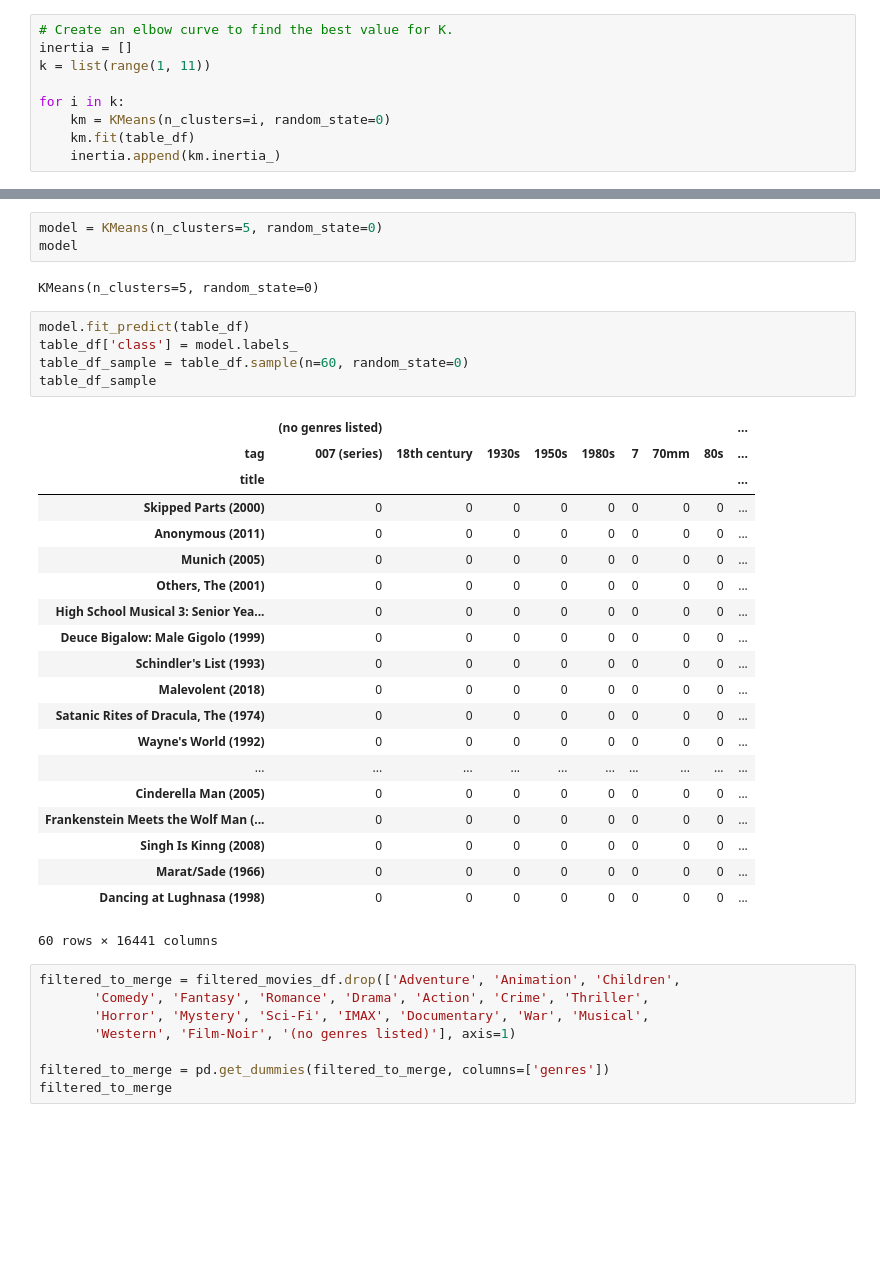
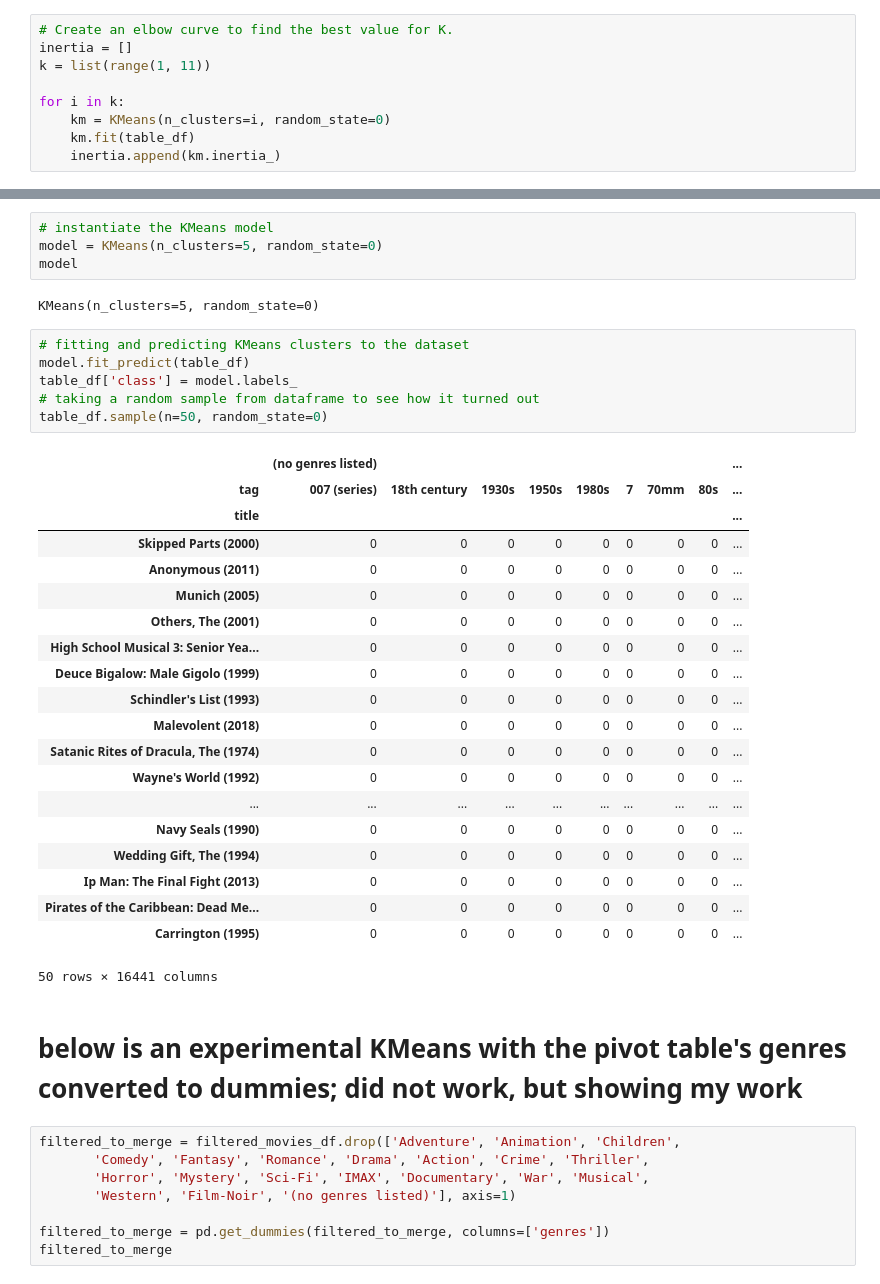
Before and after one commit to BartBachrach/Yellow_Project, a Jupyter notebook: ML_Prototype.ipynb, the cells around one changed output, grey strips where cells are left out. Drawn from its saved outputs; the diff is of its cells as text; blank space fills up the shorter version.

```diff
--- a/ML_Prototype.ipynb
+++ b/ML_Prototype.ipynb
@@ -471,36 +482,40 @@ table_data_df.hvplot.line(x="k", y="inertia", xticks=k, title="Elbow Curve")
 # %% [output]
 [interactive output not drawn]
 # %%
+# instantiate the KMeans model
 model = KMeans(n_clusters=5, random_state=0)
 model
 # %% [output]
 KMeans(n_clusters=5, random_state=0)
-# %%
-model.fit_predict(table_df)
-table_df['class'] = model.labels_
-table_df_sample = table_df.sample(n=60, random_state=0)
-table_df_sample
-# %% [output]
-|  | (no genres listed) |  |  |  |  |  |  |  | ... |
-| tag | 007 (series) | 18th century | 1930s | 1950s | 1980s | 7 | 70mm | 80s | ... |
-| title |  |  |  |  |  |  |  |  | ... |
-| Skipped Parts (2000) | 0 | 0 | 0 | 0 | 0 | 0 | 0 | 0 | ... |
-| Anonymous (2011) | 0 | 0 | 0 | 0 | 0 | 0 | 0 | 0 | ... |
-| Munich (2005) | 0 | 0 | 0 | 0 | 0 | 0 | 0 | 0 | ... |
-| Others, The (2001) | 0 | 0 | 0 | 0 | 0 | 0 | 0 | 0 | ... |
-| High School Musical 3: Senior Yea... | 0 | 0 | 0 | 0 | 0 | 0 | 0 | 0 | ... |
-| Deuce Bigalow: Male Gigolo (1999) | 0 | 0 | 0 | 0 | 0 | 0 | 0 | 0 | ... |
-| Schindler's List (1993) | 0 | 0 | 0 | 0 | 0 | 0 | 0 | 0 | ... |
-| Malevolent (2018) | 0 | 0 | 0 | 0 | 0 | 0 | 0 | 0 | ... |
-| Satanic Rites of Dracula, The (1974) | 0 | 0 | 0 | 0 | 0 | 0 | 0 | 0 | ... |
-| Wayne's World (1992) | 0 | 0 | 0 | 0 | 0 | 0 | 0 | 0 | ... |
-| ... | ... | ... | ... | ... | ... | ... | ... | ... | ... |
-| Cinderella Man (2005) | 0 | 0 | 0 | 0 | 0 | 0 | 0 | 0 | ... |
-| Frankenstein Meets the Wolf Man (... | 0 | 0 | 0 | 0 | 0 | 0 | 0 | 0 | ... |
-| Singh Is Kinng (2008) | 0 | 0 | 0 | 0 | 0 | 0 | 0 | 0 | ... |
-| Marat/Sade (1966) | 0 | 0 | 0 | 0 | 0 | 0 | 0 | 0 | ... |
-| Dancing at Lughnasa (1998) | 0 | 0 | 0 | 0 | 0 | 0 | 0 | 0 | ... |
-60 rows × 16441 columns
+# %%
+# fitting and predicting KMeans clusters to the dataset
+model.fit_predict(table_df)
+table_df['class'] = model.labels_
+# taking a random sample from dataframe to see how it turned out
+table_df.sample(n=50, random_state=0)
+# %% [output]
+|  | (no genres listed) |  |  |  |  |  |  |  | ... |
+| tag | 007 (series) | 18th century | 1930s | 1950s | 1980s | 7 | 70mm | 80s | ... |
+| title |  |  |  |  |  |  |  |  | ... |
+| Skipped Parts (2000) | 0 | 0 | 0 | 0 | 0 | 0 | 0 | 0 | ... |
+| Anonymous (2011) | 0 | 0 | 0 | 0 | 0 | 0 | 0 | 0 | ... |
+| Munich (2005) | 0 | 0 | 0 | 0 | 0 | 0 | 0 | 0 | ... |
+| Others, The (2001) | 0 | 0 | 0 | 0 | 0 | 0 | 0 | 0 | ... |
+| High School Musical 3: Senior Yea... | 0 | 0 | 0 | 0 | 0 | 0 | 0 | 0 | ... |
+| Deuce Bigalow: Male Gigolo (1999) | 0 | 0 | 0 | 0 | 0 | 0 | 0 | 0 | ... |
+| Schindler's List (1993) | 0 | 0 | 0 | 0 | 0 | 0 | 0 | 0 | ... |
+| Malevolent (2018) | 0 | 0 | 0 | 0 | 0 | 0 | 0 | 0 | ... |
+| Satanic Rites of Dracula, The (1974) | 0 | 0 | 0 | 0 | 0 | 0 | 0 | 0 | ... |
+| Wayne's World (1992) | 0 | 0 | 0 | 0 | 0 | 0 | 0 | 0 | ... |
+| ... | ... | ... | ... | ... | ... | ... | ... | ... | ... |
+| Navy Seals (1990) | 0 | 0 | 0 | 0 | 0 | 0 | 0 | 0 | ... |
+| Wedding Gift, The (1994) | 0 | 0 | 0 | 0 | 0 | 0 | 0 | 0 | ... |
+| Ip Man: The Final Fight (2013) | 0 | 0 | 0 | 0 | 0 | 0 | 0 | 0 | ... |
+| Pirates of the Caribbean: Dead Me... | 0 | 0 | 0 | 0 | 0 | 0 | 0 | 0 | ... |
+| Carrington (1995) | 0 | 0 | 0 | 0 | 0 | 0 | 0 | 0 | ... |
+50 rows × 16441 columns
+# %% [markdown]
+# below is an experimental KMeans with the pivot table's genres converted to dummies; did not work, but showing my work
 # %%
 filtered_to_merge = filtered_movies_df.drop(['Adventure', 'Animation', 'Children',
        'Comedy', 'Fantasy', 'Romance', 'Drama', 'Action', 'Crime', 'Thriller',
```
Also changed, not shown: parts of 25 cells of this notebook.
